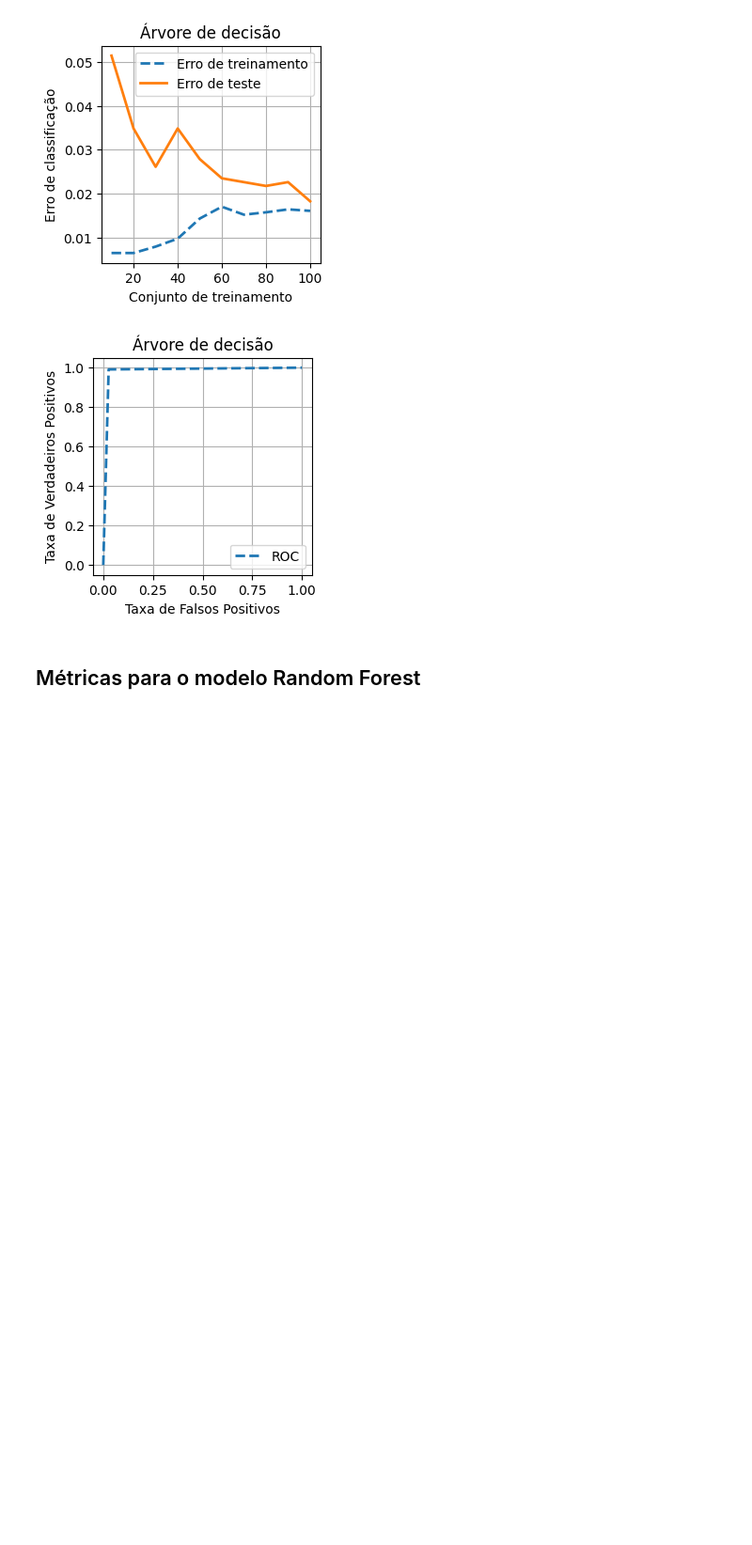
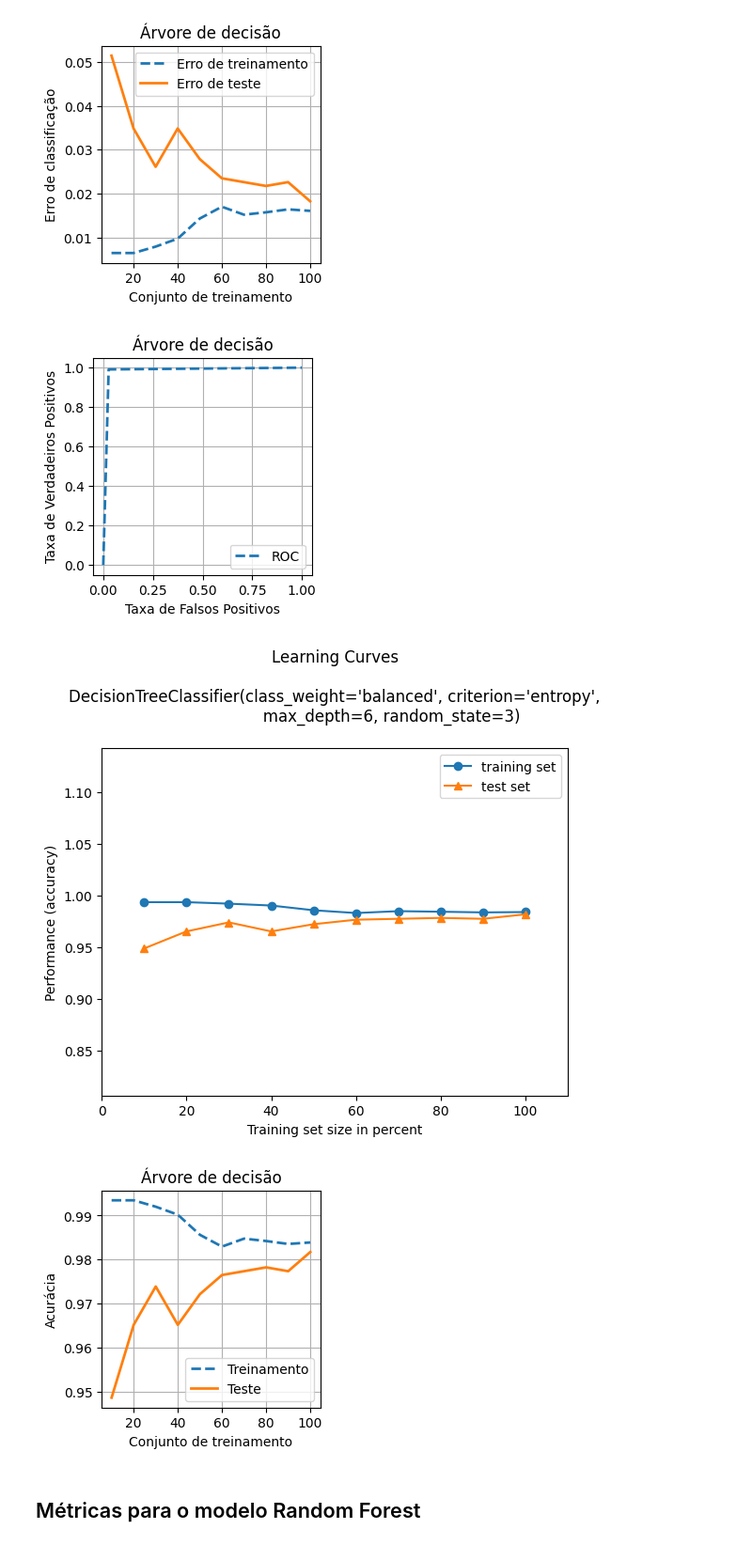
Before and after one commit to cilab-ufersa/euthyroid_sick_syndrome, a Jupyter notebook: euthyroid_sick_syndrome/plot_figures.ipynb, the cells around one changed output. Shown at 94% size. Saved outputs shown, nothing was run; the diff lists cells and outputs as text; code cells hidden in the pictures; blank space fills up the shorter version.

Commit message:
fix: figures

```diff
--- a/euthyroid_sick_syndrome/plot_figures.ipynb
+++ b/euthyroid_sick_syndrome/plot_figures.ipynb
@@ -7,7 +7,7 @@ warnings.filterwarnings('ignore')
 import joblib
 from utils import *
 # %%
-dataset =  pd.read_csv('..\euthyroid_sick_syndrome\datasets\euthyroid\euthyroid_final_features.csv')
+dataset =  pd.read_csv('/home/vinicius/UFERSA/cilab/euthyroid_sick_syndrome/euthyroid_sick_syndrome/datasets/euthyroid/euthyroid_final_features.csv')
 output_label_dataset = dataset['classification']  #1 = sick, 0 = normal
 dataset = dataset[['age', 'sex', 'sick', 'TSH', 'T3', 'TT4', 'T4U', 'FTI']]
 dataset_res, ouput_label = balance_dataset_smote(dataset, output_label_dataset, random_state=42, k_neighbors=5)
@@ -81,6 +83,12 @@ fig = roc(output_test, output_model_decision, title = "Árvore de decisão")
 fig.savefig('roc_decision_tree.png', dpi=300, bbox_inches='tight')
 # %% [output]
 [figure]
+# %%
+fig = learning_curves(input_train, output_train, input_test, output_test, model_decision_tree, title='Árvore de decisão')
+fig.savefig('aprendizado_decision_tree.png', dpi=300, bbox_inches='tight')
+# %% [output]
+[figure, added]
+[figure, added]
 # %% [markdown]
 ## Métricas para o modelo Random Forest
 # %%
```
Also changed, not shown: parts of 5 cells of this notebook, 5 other files.
